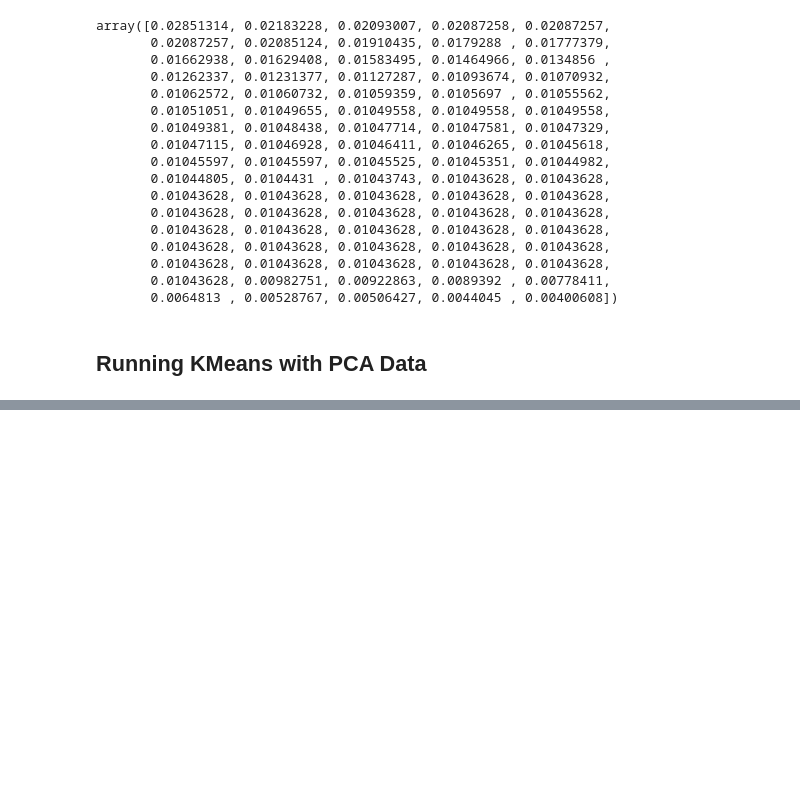
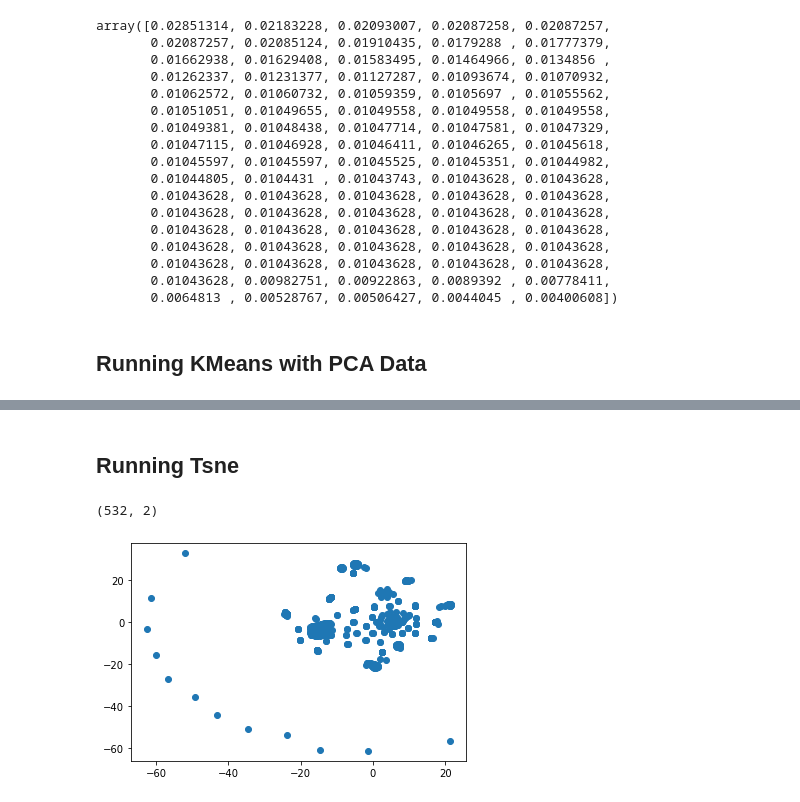
Before and after one commit to adriana-icasiano/unsupervised_learning_challenge, a Jupyter notebook: crypto_predictor.ipynb, the cells around one changed output, grey strips where cells are left out. Saved outputs shown, nothing was run; the diff lists cells and outputs as text; code cells hidden in the pictures; blank space fills up the shorter version.

```diff
--- a/crypto_predictor.ipynb
+++ b/crypto_predictor.ipynb
@@ -215,0 +260,27 @@ plt.show()
+# %% [markdown]
+## Running Tsne
+# %%
+# Initialize t-SNE model
+tsne = TSNE(learning_rate=35)
+# %%
+# Reduce dimensions
+tsne_features = tsne.fit_transform(df_crypto_pca)
+# %%
+# The dataset has 2 columns
+tsne_features.shape
+# %% [output]
+(532, 2)
+# %%
+# Prepare to plot the dataset
+
+# The first column of transformed features
+df_crypto_pca['x'] = tsne_features[:,0]
+
+# The second column of transformed features
+df_crypto_pca['y'] = tsne_features[:,1]
+# %%
+# Visualize the clusters
+plt.scatter(df_crypto_pca['x'], df_crypto_pca['y'])
+plt.show()
+# %% [output]
+[figure, added]
```
Also changed, not shown: parts of 8 cells of this notebook.
